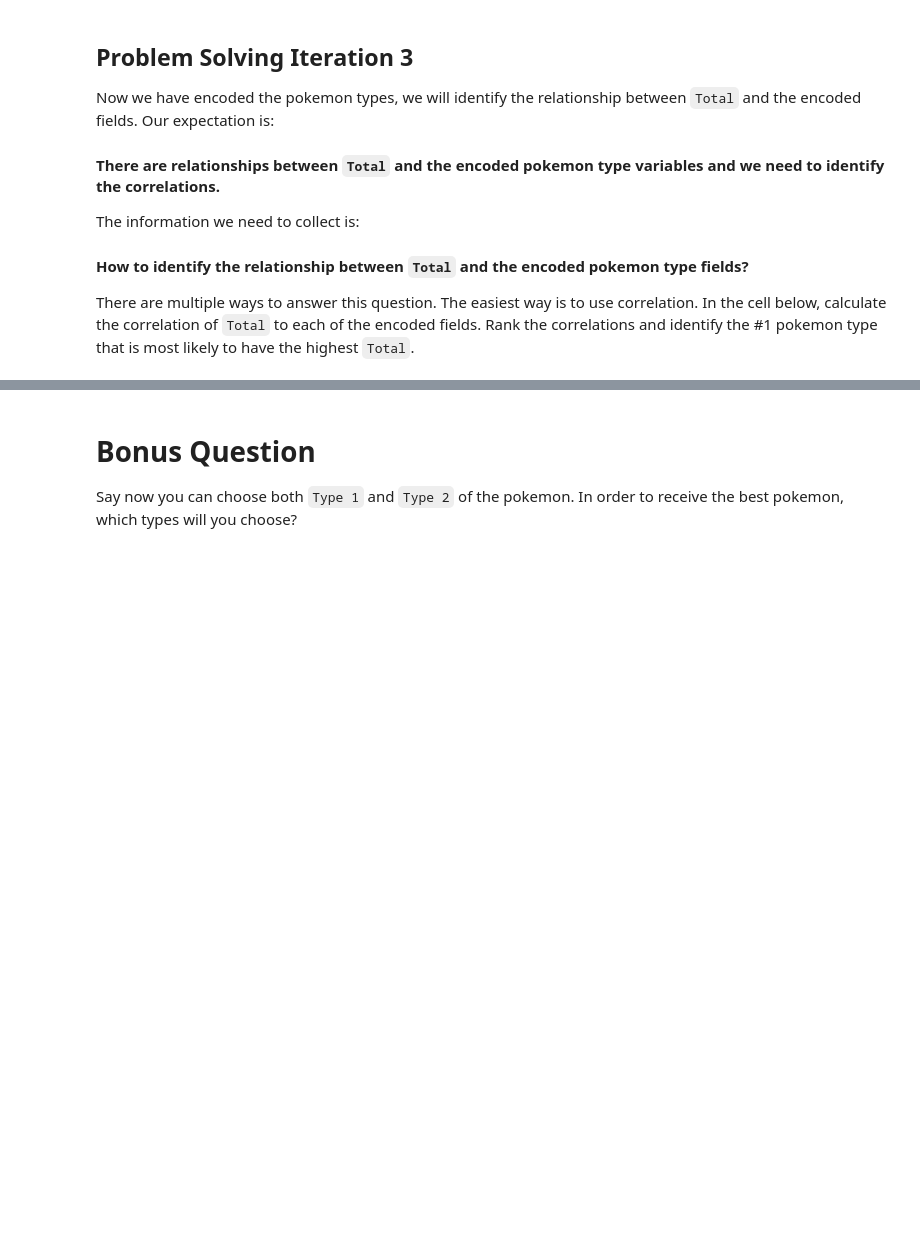
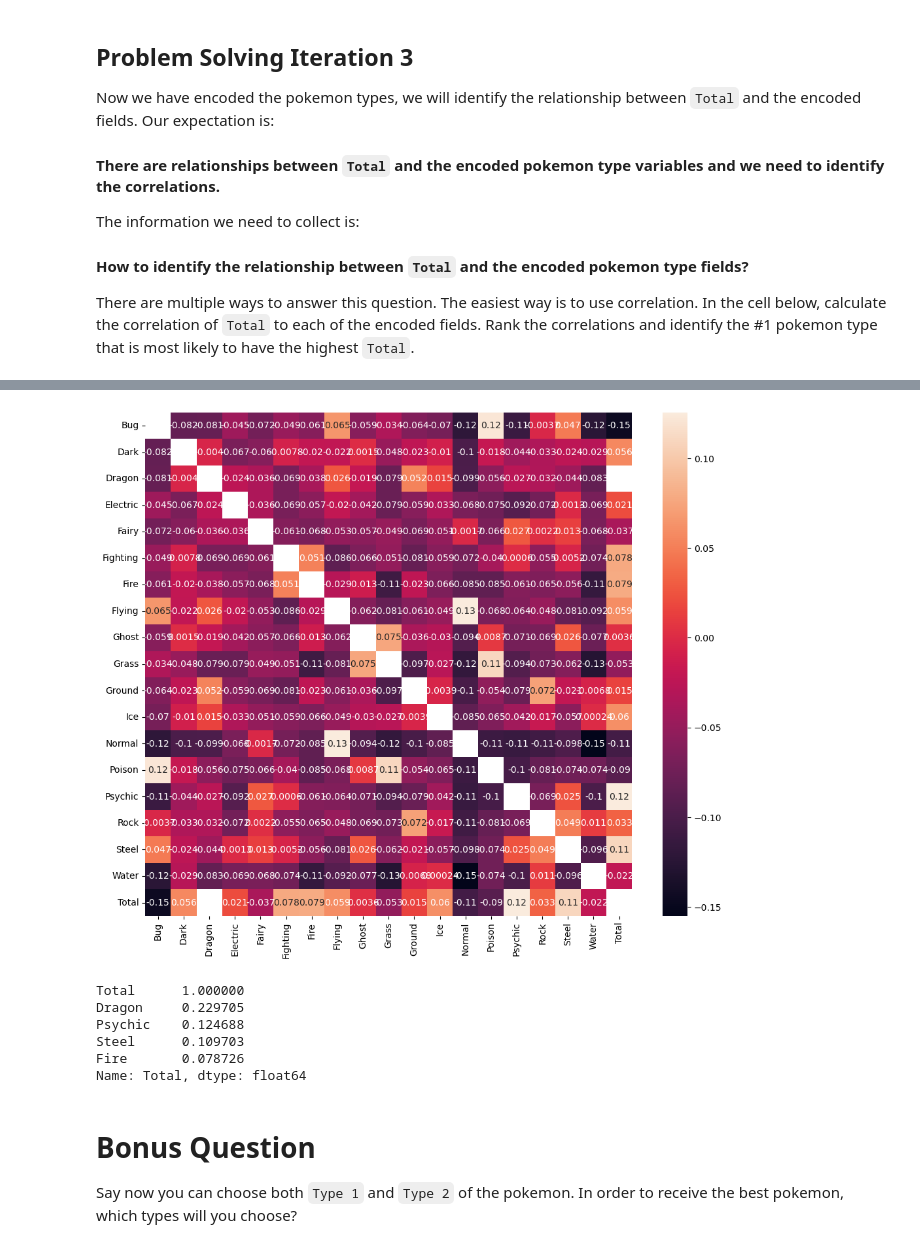
Before and after one commit to eumii/lab-dataframe-calculations, a Jupyter notebook: lab 3.03 challenge-2.ipynb, the cells around one changed output, grey strips where cells are left out. Saved outputs shown, nothing was run; the diff lists cells and outputs as text; code cells hidden in the pictures; blank space fills up the shorter version.

```diff
--- a/lab 3.03 challenge-2.ipynb
+++ b/lab 3.03 challenge-2.ipynb
@@ -226,5 +139,12 @@ print(mae)
 # %%
 # the metrics of the predcition model are not satisfying, therfore we can use the code belw to infer that the 6 fields are linked to the total by their sum.
 
-pokemon["Total_Sum"] = pokemon.iloc[:,5:11].sum(axis=1) == pokemon["Total"]
-print(pokemon["Total_Sum"].value_counts())
+# pokemon["Total_Sum"] = pokemon.iloc[:,5:11].sum(axis=1) == pokemon["Total"]
+# print(pokemon["Total_Sum"].value_counts())
+
+
+total_df = pokemon['HP'] + pokemon['Attack'] + pokemon['Defense'] + pokemon['Sp. Atk'] + pokemon['Sp. Def'] + pokemon['Speed']
+display(total_df)
+
+# pokemon['Total'].equals(total_df)
+pokemon['Total']==total_df
@@ -296,0 +250,21 @@ There are multiple ways to answer this question. The easiest way is to use corre
+# %%
+# your code here
+import matplotlib.pyplot as plt
+from sklearn import linear_model
+import seaborn as sns
+%matplotlib inline
+
+data = dfencoded1
+data['Total'] = pokemon ['Total']
+
+correlations_matrix = data.corr()
+
+display(correlations_matrix)
+
+plt.figure(figsize=(12,10))
+sns.heatmap(correlations_matrix, annot = True,  mask = correlations_matrix > 0.2)
+plt.show()
+
+display(correlations_matrix.Total.sort_values(ascending = False).head())
+# (np.abs(correlations_matrix) >= 0.2))
+# %% [output]
@@ -297,3 +288,10 @@ There are multiple ways to answer this question. The easiest way is to use corre
+[figure, added]
+Total      1.000000
+Dragon     0.229705
+Psychic    0.124688
+Steel      0.109703
+Fire       0.078726
+Name: Total, dtype: float64
 # %% [markdown]
 # Bonus Question
 
```
Also changed, not shown: parts of 18 cells of this notebook, 3 other files.
